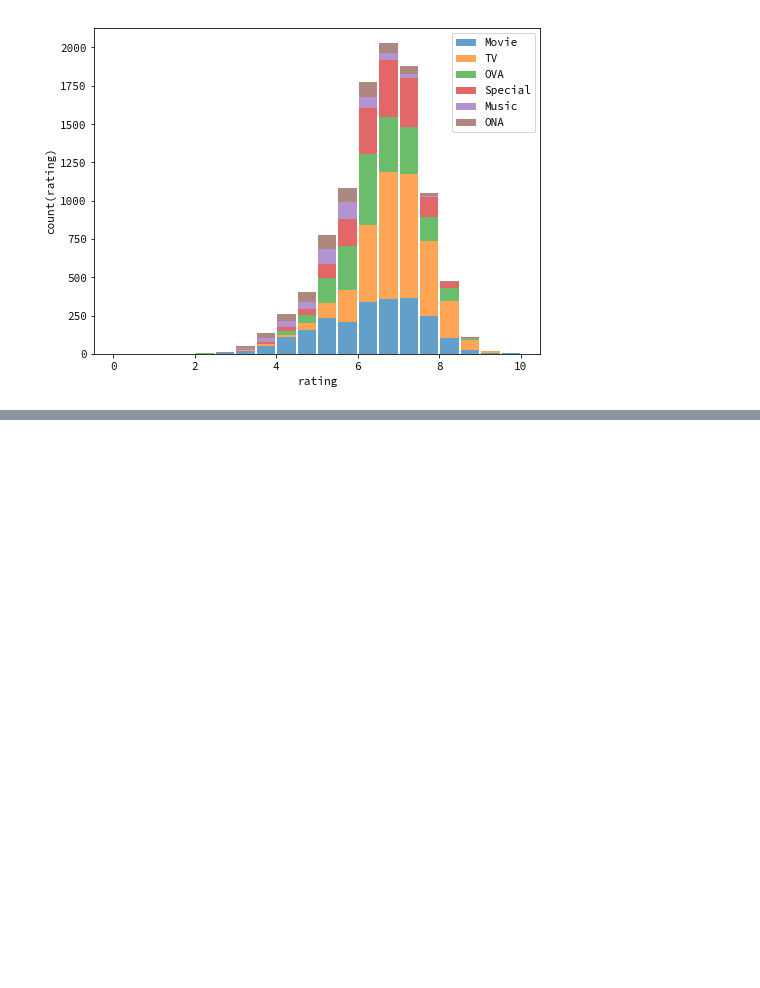
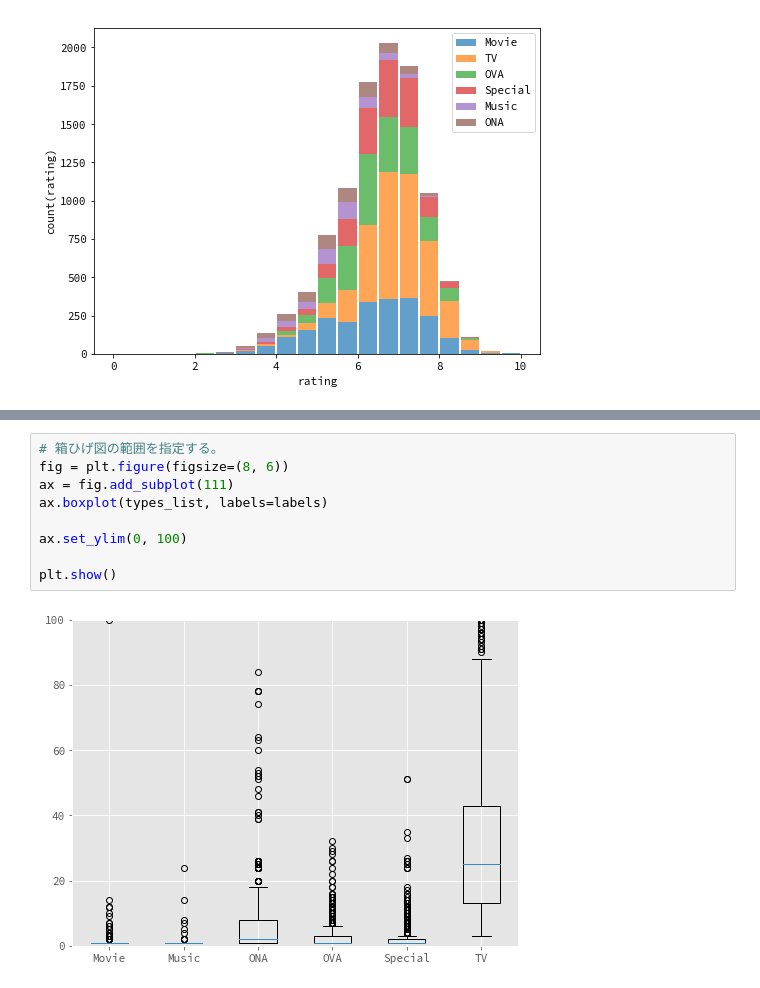
Before and after one commit to ikki02/Python, a Jupyter notebook: JupyterNotebook - Matplotlib/Matplotlib.ipynb, the cells around one changed output, grey strips where cells are left out. Drawn from its saved outputs; the diff is of its cells as text; blank space fills up the shorter version.

```diff
--- a/JupyterNotebook - Matplotlib/Matplotlib.ipynb
+++ b/JupyterNotebook - Matplotlib/Matplotlib.ipynb
@@ -483,0 +530,11 @@ plt.show()
+# %%
+# 箱ひげ図の範囲を指定する。
+fig = plt.figure(figsize=(8, 6))
+ax = fig.add_subplot(111)
+ax.boxplot(types_list, labels=labels)
+
+ax.set_ylim(0, 100)
+
+plt.show()
+# %% [output]
+[figure, added]
```
Also changed, not shown: parts of 8 cells of this notebook.
